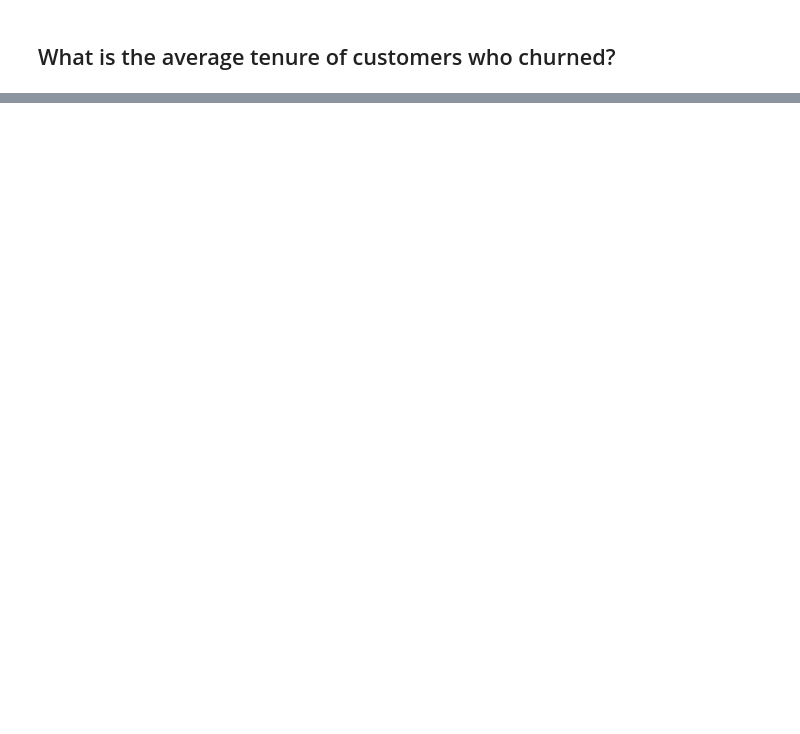
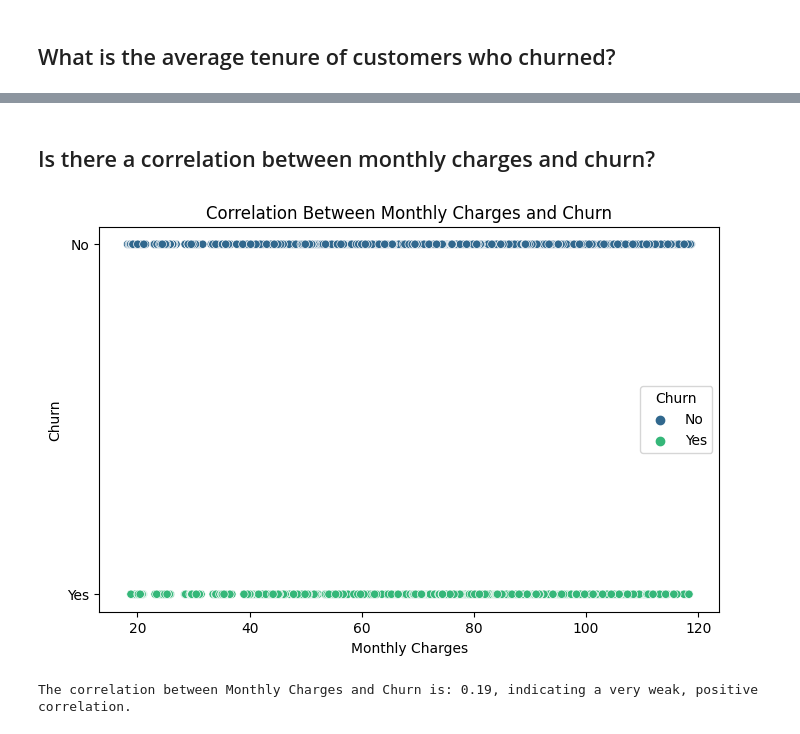
Before and after one commit to bbrauser/Churn_Analysis, a Jupyter notebook: notebooks/churn_analysis.ipynb, the cells around one changed output, grey strips where cells are left out. Drawn from its saved outputs; the diff is of its cells as text; code cells hidden in the pictures; blank space fills up the shorter version.

```diff
--- a/notebooks/churn_analysis.ipynb
+++ b/notebooks/churn_analysis.ipynb
@@ -43,0 +61,38 @@ gender
+# %% [markdown]
+## Is there a correlation between monthly charges and churn?
+# %%
+# Calculate correlation between monthly charges and churn
+correlation_monthly_churn = df[['MonthlyCharges', 'Churn']].replace({'Yes': 1, 'No': 0}).corr()['MonthlyCharges']['Churn']
+
+# Visualize the relationship
+plt.figure(figsize=(8, 5))
+sns.scatterplot(x='MonthlyCharges', y='Churn', data=df, hue='Churn', palette='viridis')
+plt.title('Correlation Between Monthly Charges and Churn')
+plt.xlabel('Monthly Charges')
+plt.ylabel('Churn')
+plt.show()
+
+# Determine the direction of the correlation
+correlation_direction = 'positive' if correlation_monthly_churn > 0 else ('negative' if correlation_monthly_churn < 0 else 'neutral')
+
+# Determine the strength of the correlation
+if abs(correlation_monthly_churn) == 1:
+    correlation_strength = 'perfect'
+elif abs(correlation_monthly_churn) >= 0.8:
+    correlation_strength = 'very strong'
+elif abs(correlation_monthly_churn) >= 0.6:
+    correlation_strength = 'strong'
+elif abs(correlation_monthly_churn) >= 0.4:
+    correlation_strength = 'moderate'
+elif abs(correlation_monthly_churn) >= 0.2:
+    correlation_strength = 'weak'
+elif abs(correlation_monthly_churn) > 0:
+    correlation_strength = 'very weak'
+else:
+    correlation_strength = 'neutral'
+
+# Display the correlation coefficient
+print(f"The correlation between Monthly Charges and Churn is: {correlation_monthly_churn:.2f}, indicating a {correlation_strength}, {correlation_direction} correlation.")
+# %% [output]
+[figure, added]
+The correlation between Monthly Charges and Churn is: 0.19, indicating a very weak, positive correlation.
```
Also changed, not shown: parts of 24 cells of this notebook, 5 other files.
